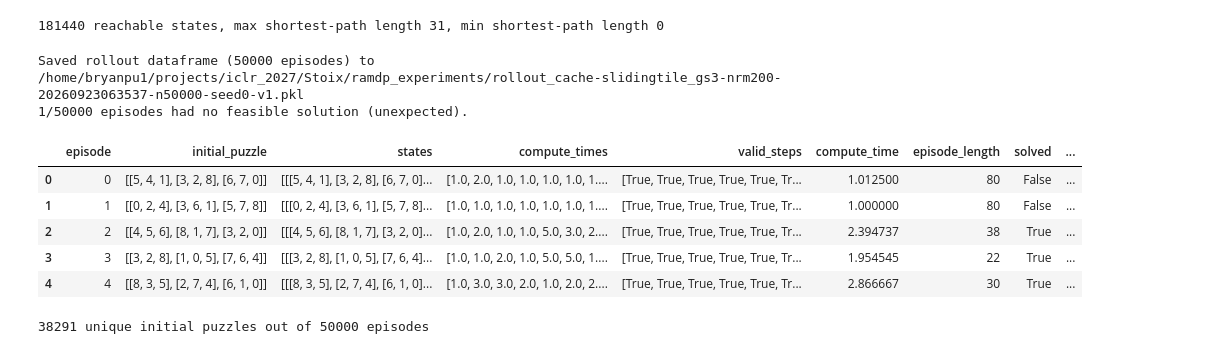
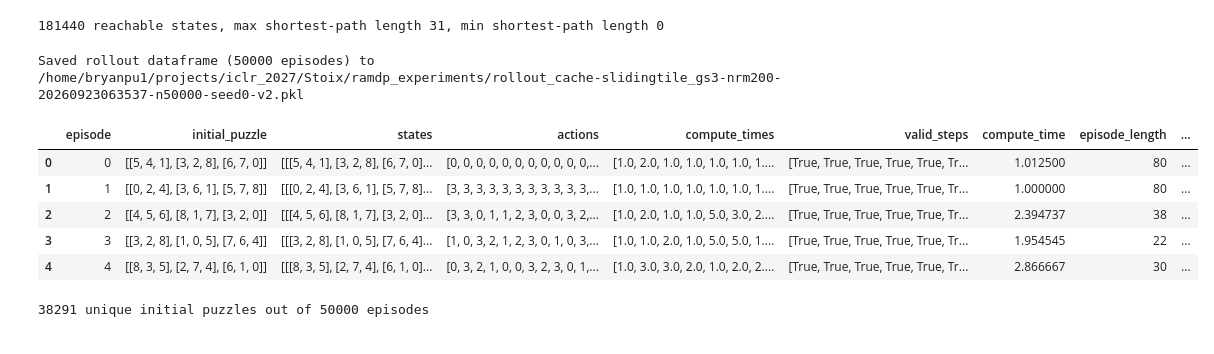
Before and after one commit to chanb/Stoix, a Jupyter notebook: ramdp_experiments/analysis-compute_time-hardness-slidingpuzzle.ipynb, the cells around one changed output. Saved outputs shown, nothing was run; the diff lists cells and outputs as text; code cells hidden in the pictures.

```diff
--- a/ramdp_experiments/analysis-compute_time-hardness-slidingpuzzle.ipynb
+++ b/ramdp_experiments/analysis-compute_time-hardness-slidingpuzzle.ipynb
@@ -390,9 +390,9 @@ def rollout_episodes(env, act_fn, params, num_episodes, seed, max_steps):
     vmapped/auto-reset `env`, which expects a batched PRNG key), recording
     each episode's initial puzzle, the actor's mean compute time per action,
     and - for the per-step hardness-vs-compute-time analysis further down -
-    every step's own puzzle (`states`) and compute time (`compute_times`).
-    There is no per-episode goal to record: SlidingTilePuzzle's goal
-    (SOLVED_PUZZLE) is the same for every episode.
+    every step's own puzzle (`states`), chosen action (`actions`), and compute
+    time (`compute_times`). There is no per-episode goal to record:
+    SlidingTilePuzzle's goal (SOLVED_PUZZLE) is the same for every episode.
 
     Vectorized: `rollout_one_episode` runs a single episode via `jax.lax.scan`
     over a fixed `max_steps` (pass the env's time_limit - every episode
@@ -432,6 +432,7 @@ def rollout_episodes(env, act_fn, params, num_episodes, seed, max_steps):
 
             step_record = {
                 "puzzle": current_puzzle,
+                "action": action.squeeze(),
                 "compute_time": compute_time.squeeze(),
                 "valid": valid,
             }
@@ -448,6 +449,7 @@ def rollout_episodes(env, act_fn, params, num_episodes, seed, max_steps):
         return {
             "initial_puzzle": initial_puzzle,
             "states": step_records["puzzle"],
+            "actions": step_records["action"],
             "compute_times": step_records["compute_time"],
             "valid_steps": valid,
             "compute_time": jnp.sum(step_records["compute_time"] * valid) / step_count,
@@ -467,6 +469,7 @@ def rollout_episodes(env, act_fn, params, num_episodes, seed, max_steps):
             # drop the padding after the episode actually ended (see
             # build_step_dataframe below).
             "states": batch["states"][episode],
+            "actions": batch["actions"][episode],
             "compute_times": batch["compute_times"][episode],
             "valid_steps": batch["valid_steps"][episode],
             "compute_time": float(batch["compute_time"][episode]),
@@ -485,51 +488,47 @@ ROLLOUT_MAX_STEPS = EVAL_TIME_LIMIT if USE_EVAL_ENV else TIME_LIMIT
 # does NOT cover network hyperparameters (HIDDEN_DIM, ...), so use
 # FORCE_REROLLOUT after changing those without also changing
 # NUM_EVAL_EPISODES/SEED. `_ROLLOUT_SCHEMA_VERSION` guards against loading a
-# cache saved by an older, differently-shaped rollout_episodes - bump it
-# whenever rollout_episodes's per-episode record changes.
-_ROLLOUT_SCHEMA_VERSION = 1
+# cache saved by an older, differently-shaped rollout_episodes (e.g. one
+# predating the per-step actions field) - bump it whenever rollout_episodes's
+# per-episode record changes.
+_ROLLOUT_SCHEMA_VERSION = 2
 _policy_tag = "random" if USE_RANDOM_POLICY else (CHECKPOINT_UID or "unknown_checkpoint")
 ROLLOUT_CACHE_PATH = (
     REPO_ROOT
     / "ramdp_experiments"
     / (
         f"rollout_cache-slidingtile_gs{GRID_SIZE}-nrm{NUM_RANDOM_MOVES}-{_policy_tag}"
         f"-n{NUM_EVAL_EPISODES}-seed{SEED}-v{_ROLLOUT_SCHEMA_VERSION}.pkl"
     )
 )
 
 if ROLLOUT_CACHE_PATH.exists() and not FORCE_REROLLOUT:
     df = pd.read_pickle(ROLLOUT_CACHE_PATH)
     print(f"Loaded cached rollout dataframe ({len(df)} episodes) from {ROLLOUT_CACHE_PATH}")
 else:
     records = rollout_episodes(
         rollout_env, act_fn, actor_params, NUM_EVAL_EPISODES, seed=SEED, max_steps=ROLLOUT_MAX_STEPS
     )
     for r in records:
-        if sliding_puzzle_shortest_path(
-            puzzle_dist_prepared, r["initial_puzzle"]
-        ) == 0:
-            continue
         r["shortest_path_length"] = sliding_puzzle_shortest_path(
             puzzle_dist_prepared, r["initial_puzzle"]
         )
     df = pd.DataFrame.from_records(records)
     df.to_pickle(ROLLOUT_CACHE_PATH)
     print(f"Saved rollout dataframe ({len(df)} episodes) to {ROLLOUT_CACHE_PATH}")
 
 n_infeasible = df["shortest_path_length"].isna().sum()
 if n_infeasible:
     print(f"{n_infeasible}/{len(df)} episodes had no feasible solution (unexpected).")
 df.head()
 # %% [output]
-Saved rollout dataframe (50000 episodes) to /home/bryanpu1/projects/iclr_2027/Stoix/ramdp_experiments/rollout_cache-slidingtile_gs3-nrm200-20260923063537-n50000-seed0-v1.pkl
-1/50000 episodes had no feasible solution (unexpected).
+Saved rollout dataframe (50000 episodes) to /home/bryanpu1/projects/iclr_2027/Stoix/ramdp_experiments/rollout_cache-slidingtile_gs3-nrm200-20260923063537-n50000-seed0-v2.pkl
-|  | episode | initial_puzzle | states | compute_times | valid_steps | compute_time | episode_length | solved | ... |
-| 0 | 0 | [[5, 4, 1], [3, 2, 8], [6, 7, 0]] | [[[5, 4, 1], [3, 2, 8], [6, 7, 0]... | [1.0, 2.0, 1.0, 1.0, 1.0, 1.0, 1.... | [True, True, True, True, True, Tr... | 1.012500 | 80 | False | ... |
-| 1 | 1 | [[0, 2, 4], [3, 6, 1], [5, 7, 8]] | [[[0, 2, 4], [3, 6, 1], [5, 7, 8]... | [1.0, 1.0, 1.0, 1.0, 1.0, 1.0, 1.... | [True, True, True, True, True, Tr... | 1.000000 | 80 | False | ... |
-| 2 | 2 | [[4, 5, 6], [8, 1, 7], [3, 2, 0]] | [[[4, 5, 6], [8, 1, 7], [3, 2, 0]... | [1.0, 2.0, 1.0, 1.0, 5.0, 3.0, 2.... | [True, True, True, True, True, Tr... | 2.394737 | 38 | True | ... |
-| 3 | 3 | [[3, 2, 8], [1, 0, 5], [7, 6, 4]] | [[[3, 2, 8], [1, 0, 5], [7, 6, 4]... | [1.0, 1.0, 2.0, 1.0, 5.0, 5.0, 1.... | [True, True, True, True, True, Tr... | 1.954545 | 22 | True | ... |
-| 4 | 4 | [[8, 3, 5], [2, 7, 4], [6, 1, 0]] | [[[8, 3, 5], [2, 7, 4], [6, 1, 0]... | [1.0, 3.0, 3.0, 2.0, 1.0, 2.0, 2.... | [True, True, True, True, True, Tr... | 2.866667 | 30 | True | ... |
+|  | episode | initial_puzzle | states | actions | compute_times | valid_steps | compute_time | episode_length | ... |
+| 0 | 0 | [[5, 4, 1], [3, 2, 8], [6, 7, 0]] | [[[5, 4, 1], [3, 2, 8], [6, 7, 0]... | [0, 0, 0, 0, 0, 0, 0, 0, 0, 0, 0,... | [1.0, 2.0, 1.0, 1.0, 1.0, 1.0, 1.... | [True, True, True, True, True, Tr... | 1.012500 | 80 | ... |
+| 1 | 1 | [[0, 2, 4], [3, 6, 1], [5, 7, 8]] | [[[0, 2, 4], [3, 6, 1], [5, 7, 8]... | [3, 3, 3, 3, 3, 3, 3, 3, 3, 3, 3,... | [1.0, 1.0, 1.0, 1.0, 1.0, 1.0, 1.... | [True, True, True, True, True, Tr... | 1.000000 | 80 | ... |
+| 2 | 2 | [[4, 5, 6], [8, 1, 7], [3, 2, 0]] | [[[4, 5, 6], [8, 1, 7], [3, 2, 0]... | [3, 3, 0, 1, 1, 2, 3, 0, 0, 3, 2,... | [1.0, 2.0, 1.0, 1.0, 5.0, 3.0, 2.... | [True, True, True, True, True, Tr... | 2.394737 | 38 | ... |
+| 3 | 3 | [[3, 2, 8], [1, 0, 5], [7, 6, 4]] | [[[3, 2, 8], [1, 0, 5], [7, 6, 4]... | [1, 0, 3, 2, 1, 2, 3, 0, 1, 0, 3,... | [1.0, 1.0, 2.0, 1.0, 5.0, 5.0, 1.... | [True, True, True, True, True, Tr... | 1.954545 | 22 | ... |
+| 4 | 4 | [[8, 3, 5], [2, 7, 4], [6, 1, 0]] | [[[8, 3, 5], [2, 7, 4], [6, 1, 0]... | [0, 3, 2, 1, 0, 0, 3, 2, 3, 0, 1,... | [1.0, 3.0, 3.0, 2.0, 1.0, 2.0, 2.... | [True, True, True, True, True, Tr... | 2.866667 | 30 | ... |
 # %%
 # initial_puzzle holds numpy arrays, which pandas can't hash for groupby
 # ("unhashable type: 'numpy.ndarray'") - converting each to a tuple first (on
```
Also changed, not shown: parts of 6 cells of this notebook, 1 other file.
